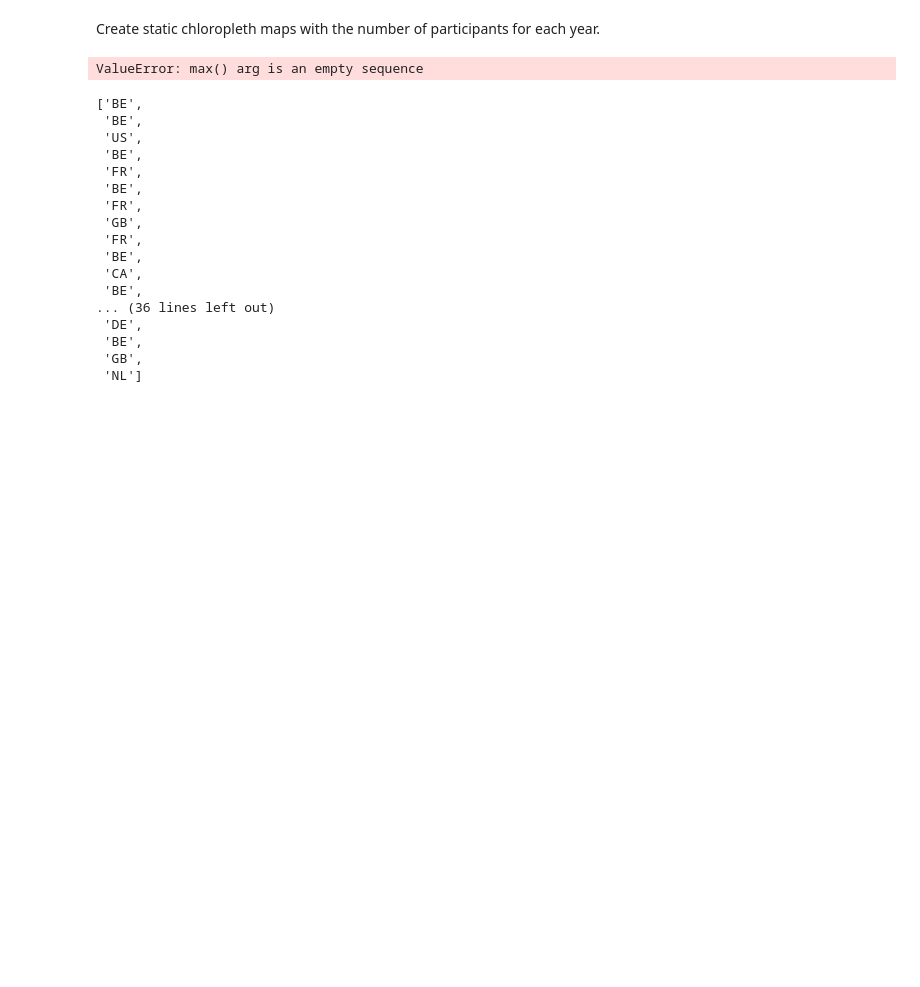
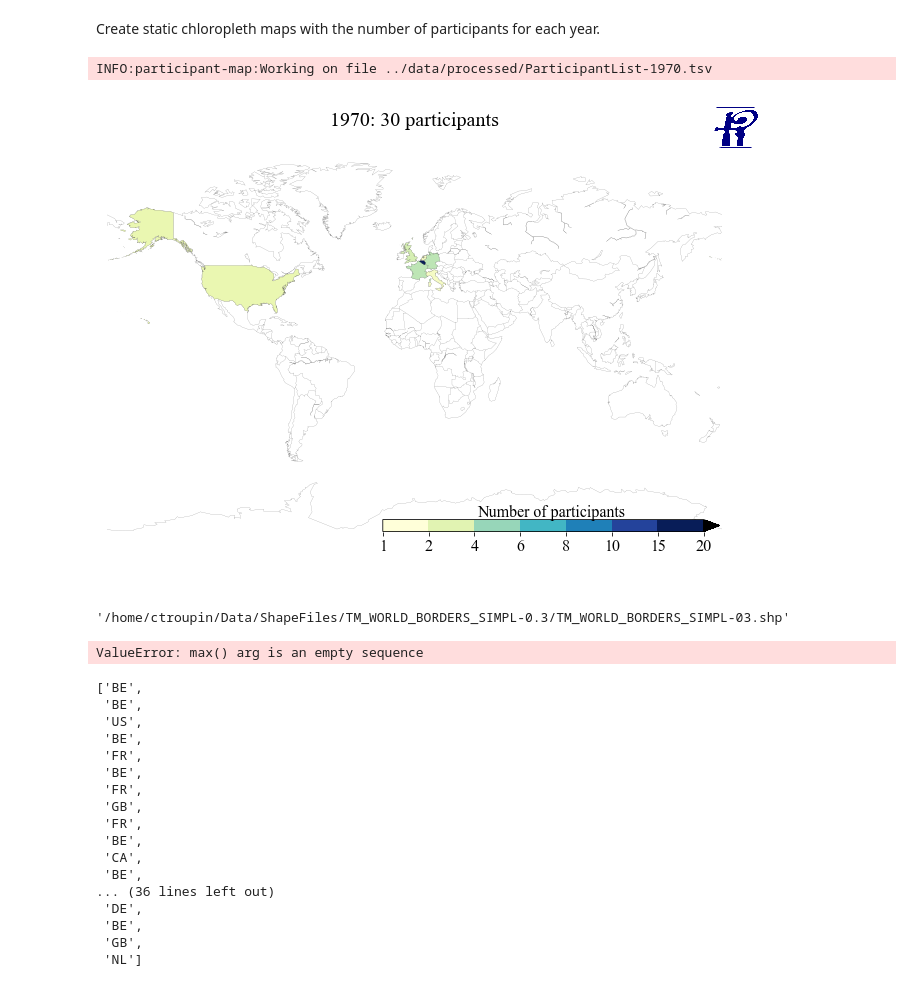
Before and after one commit to gher-uliege/Liege-Colloquium-on-Ocean-Dynamics, a Jupyter notebook: notebook/plot_participants_map.ipynb, the cells around one changed output. Cells and saved outputs as stored; diff of their text form; code cells hidden in the pictures; blank space fills up the shorter version.

```diff
--- a/notebook/plot_participants_map.ipynb
+++ b/notebook/plot_participants_map.ipynb
@@ -24,41 +24,48 @@ if not os.path.exists(figdir):
 m = Basemap(projection='mill',llcrnrlat=-90,urcrnrlat=90,
             llcrnrlon=-180,urcrnrlon=180,resolution='c')
 
 # Test with orthographic projection: not very successful!
 # m = Basemap(projection='ortho',lon_0=-15,lat_0=25,resolution='l')
 
 # Initialise a list that will contain
 # the participant countries from the beginning
 country_iso_list_all = []
 
-for datafile in datafilelist:
+for datafile in datafilelist[:1]:
     logger.info("Working on file {}".format(datafile))
 
     # Get year from filename
     match = re.search(r'ParticipantList-(\d{4}).tsv', datafile)
     year = match.group(1)
 
     # Build fig name
     figname = os.path.join(figdir, "participant-map-{0}.png".format(year))
 
     # Get the list of iso-codes for that year
     country_iso_list = liegecolloquium.countries_from_particitant_list(datafile)
 
     # Extend the complete list (all years)
     country_iso_list_all.extend(country_iso_list)
 
     # Make a nice map out of it
     liegecolloquium.make_country_map(country_iso_list, countryshapefile, m, figname, year=year,
                                      bounds=(1, 2, 4, 6, 8, 10, 15, 20),
                                      logofile="../logos/logo_colloquium.png")
-
-# Make a map with all the participants
-figname = os.path.join(figdir, "participant-map-1969-2018.png")
-liegecolloquium.make_country_map(country_iso_list_all, countryshapefile, m, figname, year="1969-2018",
-                                     bounds=(1, 2, 4, 6, 8, 10, 15, 20),
-                                     logofile="../logos/logo_colloquium.png")
 # %% [output]
-ValueError: max() arg is an empty sequence
+INFO:participant-map:Working on file ../data/processed/ParticipantList-1970.tsv
+[figure, added]
+# %%
+countryshapefile
+# %% [output]
+'/home/ctroupin/Data/ShapeFiles/TM_WORLD_BORDERS_SIMPL-0.3/TM_WORLD_BORDERS_SIMPL-03.shp'
+# %%
+# Make a map with all the participants
+figname = os.path.join(figdir, "participant-map-1969-2018.png")
+liegecolloquium.make_country_map(country_iso_list_all, countryshapefile, m, figname, year="1969-2018",
+                                     bounds=(1, 2, 4, 6, 8, 10, 15, 20),
+                                     logofile="../logos/logo_colloquium.png")
+# %% [output]
+ValueError: max() arg is an empty sequence
 # %%
 country_iso_list_all.extend(country_iso_list)
 # %%
```
